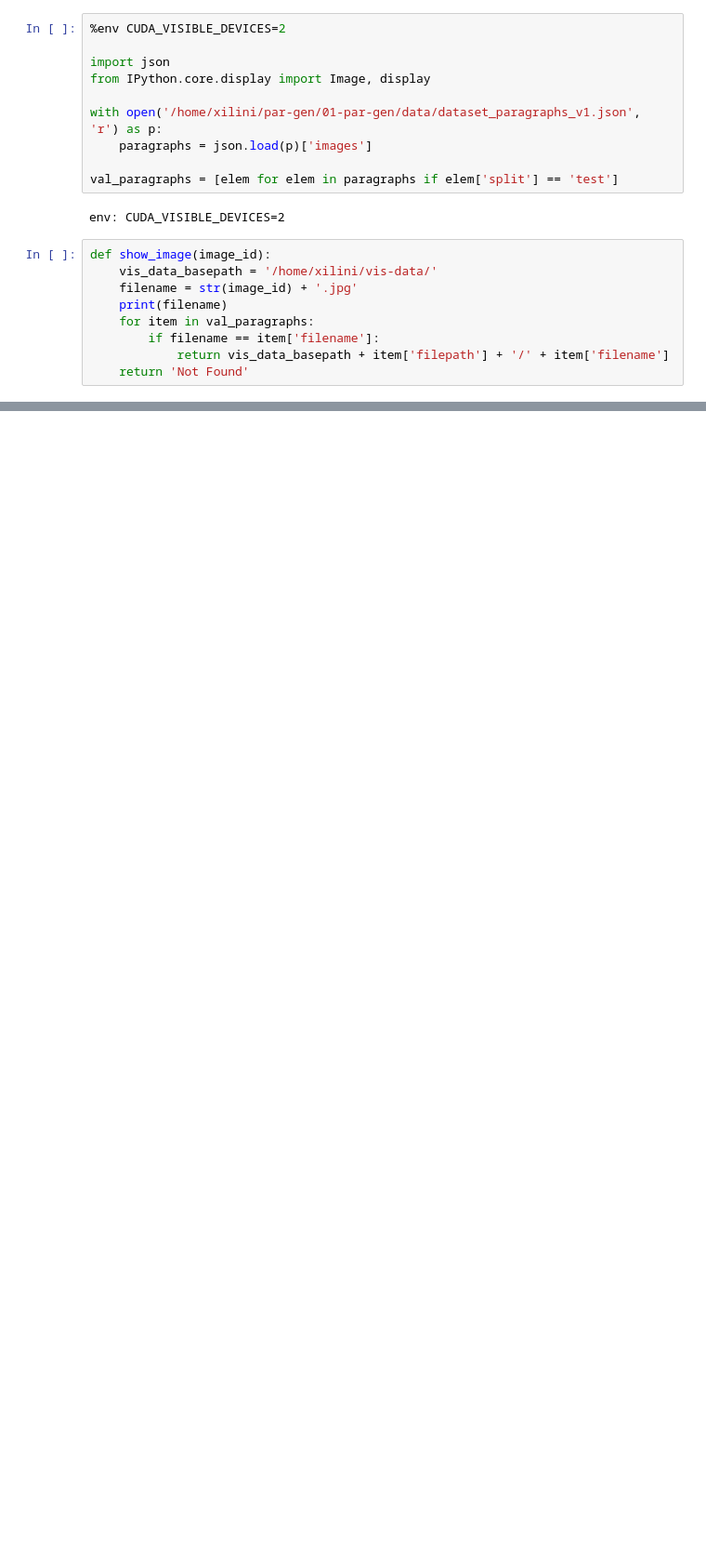
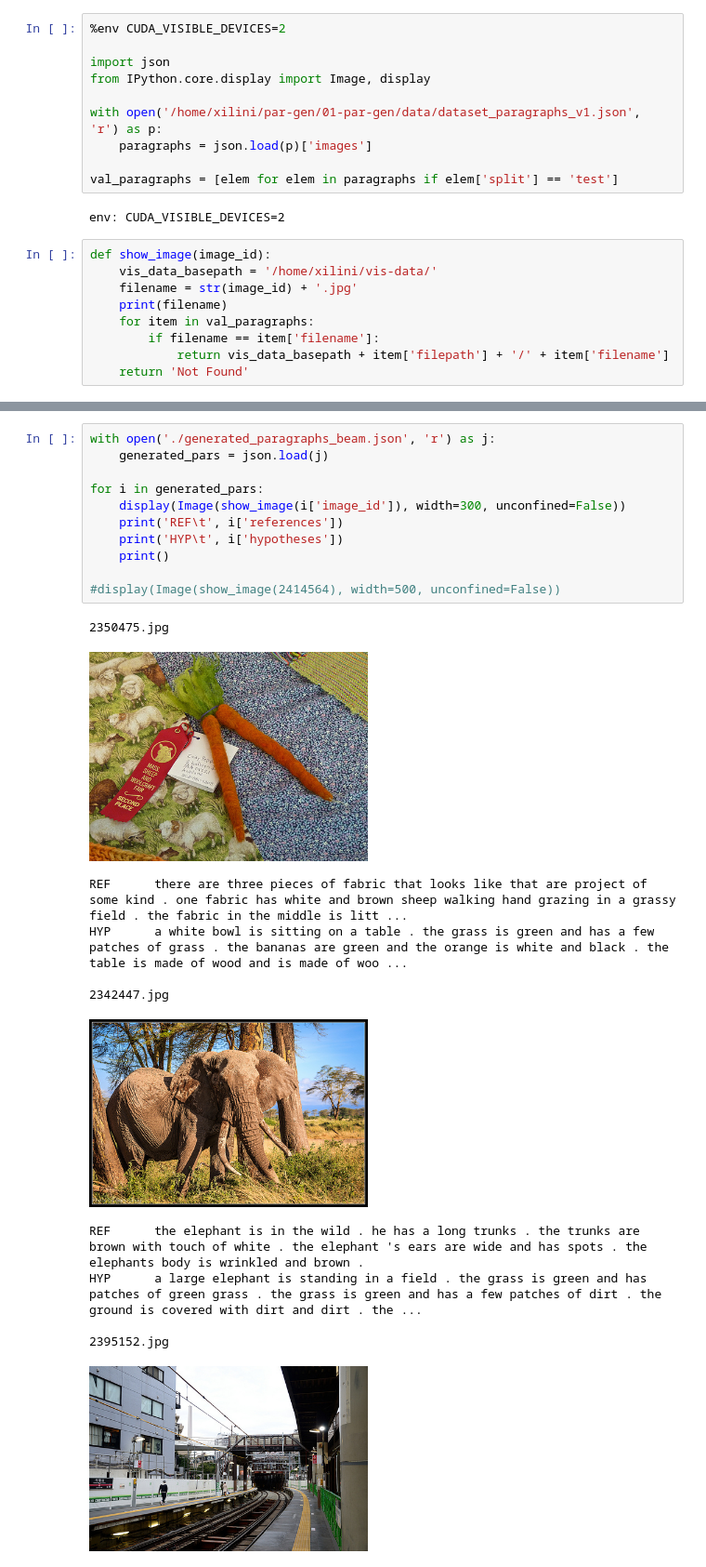
Before and after one commit to nilinykh/01-par-gen, a Jupyter notebook: model/visualise.ipynb, the cells around one changed output, grey strips where cells are left out. Shown at 93% size. Saved outputs shown, nothing was run; the diff lists cells and outputs as text; blank space fills up the shorter version.

```diff
--- a/model/visualise.ipynb
+++ b/model/visualise.ipynb
@@ -41,0 +34,24 @@ tensor([0.4489], device='cuda:0')
+# %%
+with open('./generated_paragraphs_beam.json', 'r') as j:
+    generated_pars = json.load(j)
+
+for i in generated_pars:
+    display(Image(show_image(i['image_id']), width=300, unconfined=False))
+    print('REF\t', i['references'])
+    print('HYP\t', i['hypotheses'])
+    print()
+
+#display(Image(show_image(2414564), width=500, unconfined=False))
+# %% [output]
+2350475.jpg
+[figure, added]
+REF      there are three pieces of fabric that looks like that are project of some kind . one fabric has white and brown sheep walking hand grazing in a grassy field . the fabric in the middle is litt ...
+HYP      a white bowl is sitting on a table . the grass is green and has a few patches of grass . the bananas are green and the orange is white and black . the table is made of wood and is made of woo ...
+
+2342447.jpg
+[figure, added]
+REF      the elephant is in the wild . he has a long trunks . the trunks are brown with touch of white . the elephant 's ears are wide and has spots . the elephants body is wrinkled and brown .
+HYP      a large elephant is standing in a field . the grass is green and has patches of green grass . the grass is green and has a few patches of dirt . the ground is covered with dirt and dirt . the ...
+
+2395152.jpg
+[figure, added]
```
Also changed, not shown: parts of 4 cells of this notebook, 15 other files.
